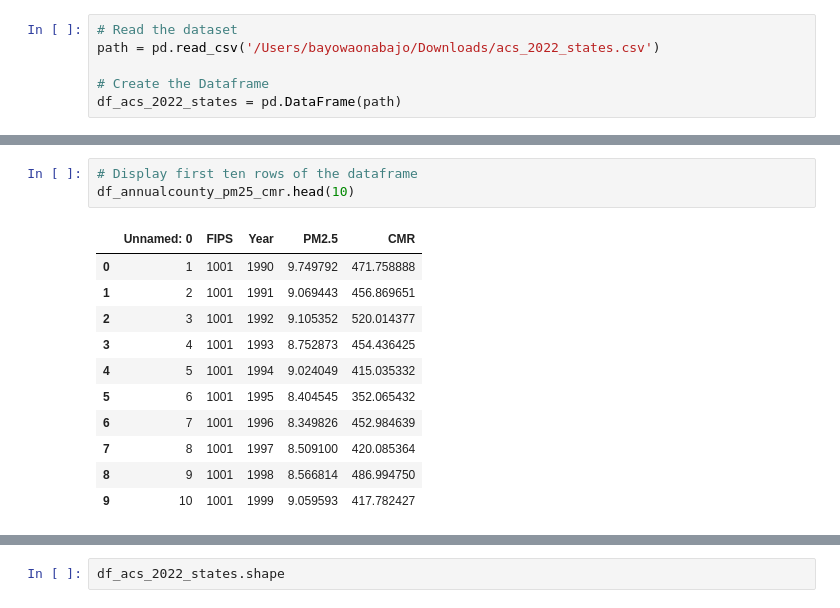
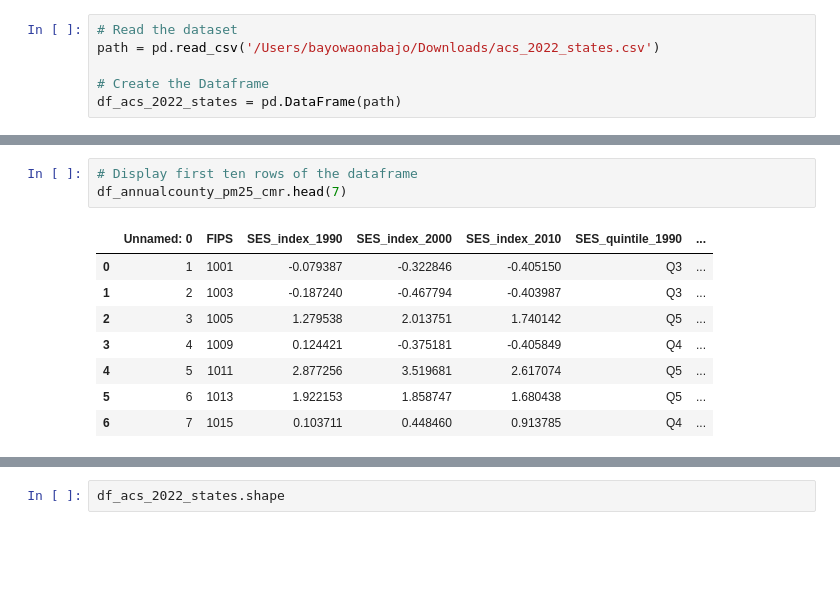
Before and after one commit to Bayowar/CMRPM25Research, a Jupyter notebook: researchpaperdata2_0_0.ipynb, the cells around one changed output, grey strips where cells are left out. Saved outputs shown, nothing was run; the diff lists cells and outputs as text; blank space fills up the shorter version.

```diff
--- a/researchpaperdata2_0_0.ipynb
+++ b/researchpaperdata2_0_0.ipynb
@@ -78,15 +168,12 @@ df_acs_2022_states = pd.DataFrame(path)
 # %%
 # Display first ten rows of the dataframe
-df_annualcounty_pm25_cmr.head(10)
+df_annualcounty_pm25_cmr.head(7)
 # %% [output]
-|  | Unnamed: 0 | FIPS | Year | PM2.5 | CMR |
-| 0 | 1 | 1001 | 1990 | 9.749792 | 471.758888 |
-| 1 | 2 | 1001 | 1991 | 9.069443 | 456.869651 |
-| 2 | 3 | 1001 | 1992 | 9.105352 | 520.014377 |
-| 3 | 4 | 1001 | 1993 | 8.752873 | 454.436425 |
-| 4 | 5 | 1001 | 1994 | 9.024049 | 415.035332 |
-| 5 | 6 | 1001 | 1995 | 8.404545 | 352.065432 |
-| 6 | 7 | 1001 | 1996 | 8.349826 | 452.984639 |
-| 7 | 8 | 1001 | 1997 | 8.509100 | 420.085364 |
-| 8 | 9 | 1001 | 1998 | 8.566814 | 486.994750 |
-| 9 | 10 | 1001 | 1999 | 9.059593 | 417.782427 |
+|  | Unnamed: 0 | FIPS | SES_index_1990 | SES_index_2000 | SES_index_2010 | SES_quintile_1990 | ... |
+| 0 | 1 | 1001 | -0.079387 | -0.322846 | -0.405150 | Q3 | ... |
+| 1 | 2 | 1003 | -0.187240 | -0.467794 | -0.403987 | Q3 | ... |
+| 2 | 3 | 1005 | 1.279538 | 2.013751 | 1.740142 | Q5 | ... |
+| 3 | 4 | 1009 | 0.124421 | -0.375181 | -0.405849 | Q4 | ... |
+| 4 | 5 | 1011 | 2.877256 | 3.519681 | 2.617074 | Q5 | ... |
+| 5 | 6 | 1013 | 1.922153 | 1.858747 | 1.680438 | Q5 | ... |
+| 6 | 7 | 1015 | 0.103711 | 0.448460 | 0.913785 | Q4 | ... |
```
Also changed, not shown: parts of 60 cells of this notebook.
